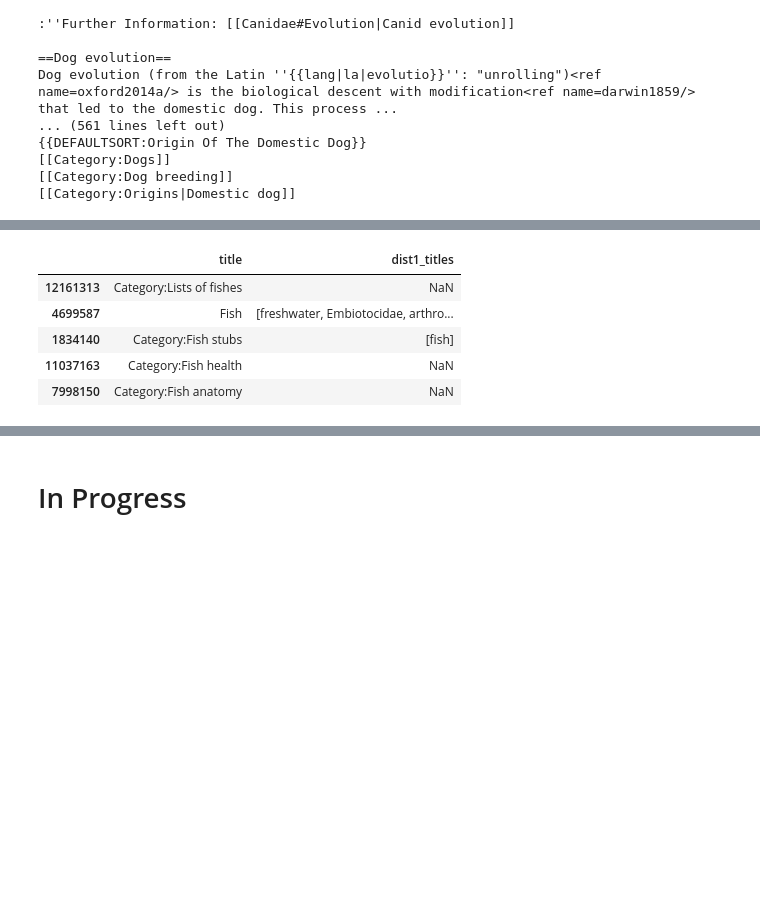
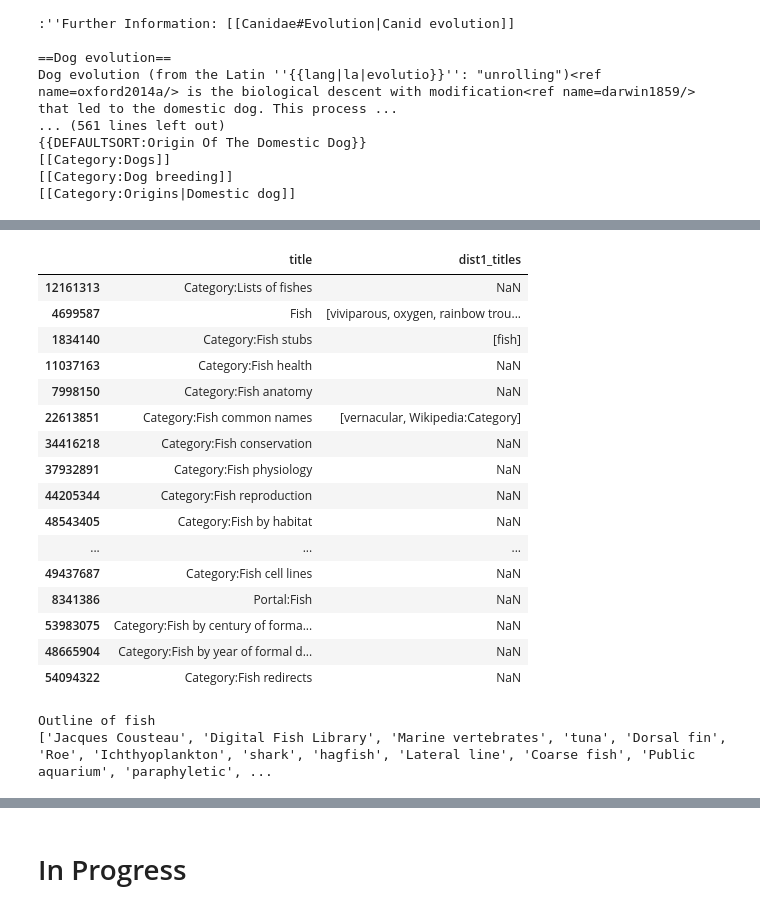
Before and after one commit to hannahlb/CDIPS_Content_Rec, a Jupyter notebook: katie/build_tree.ipynb, the cells around one changed output, grey strips where cells are left out. Drawn from its saved outputs; the diff is of its cells as text; code cells hidden in the pictures; blank space fills up the shorter version.

Commit message:
add functionality to find links of arbitrary distance from wiki article, update data and scripts/link_tree.py and katie/build_tree.ipynb

```diff
--- a/katie/build_tree.ipynb
+++ b/katie/build_tree.ipynb
@@ -227,11 +295,28 @@ dog_link_df.head()
 # %%
 fish_link_df = generate_dist_1_links_from_df(fish_dat)
 #fish_link_df.to_csv('../data/Wikipedia-fish-links.csv')
-fish_link_df.head()
+fish_link_df.head(20)
 # %% [output]
 |  | title | dist1_titles |
 | 12161313 | Category:Lists of fishes | NaN |
-| 4699587 | Fish | [freshwater, Embiotocidae, arthro... |
+| 4699587 | Fish | [viviparous, oxygen, rainbow trou... |
 | 1834140 | Category:Fish stubs | [fish] |
 | 11037163 | Category:Fish health | NaN |
 | 7998150 | Category:Fish anatomy | NaN |
+| 22613851 | Category:Fish common names | [vernacular, Wikipedia:Category] |
+| 34416218 | Category:Fish conservation | NaN |
+| 37932891 | Category:Fish physiology | NaN |
+| 44205344 | Category:Fish reproduction | NaN |
+| 48543405 | Category:Fish by habitat | NaN |
+| ... | ... | ... |
+| 49437687 | Category:Fish cell lines | NaN |
+| 8341386 | Portal:Fish | NaN |
+| 53983075 | Category:Fish by century of forma... | NaN |
+| 48665904 | Category:Fish by year of formal d... | NaN |
+| 54094322 | Category:Fish redirects | NaN |
+# %%
+print(fish_link_df.title.iloc[10])
+print(fish_link_df.iloc[10].dist1_titles)
+# %% [output]
+Outline of fish
+['Jacques Cousteau', 'Digital Fish Library', 'Marine vertebrates', 'tuna', 'Dorsal fin', 'Roe', 'Ichthyoplankton', 'shark', 'hagfish', 'Lateral line', 'Coarse fish', 'Public aquarium', 'paraphyletic', ...
```
Also changed, not shown: parts of 10 cells of this notebook, 3 other files.
